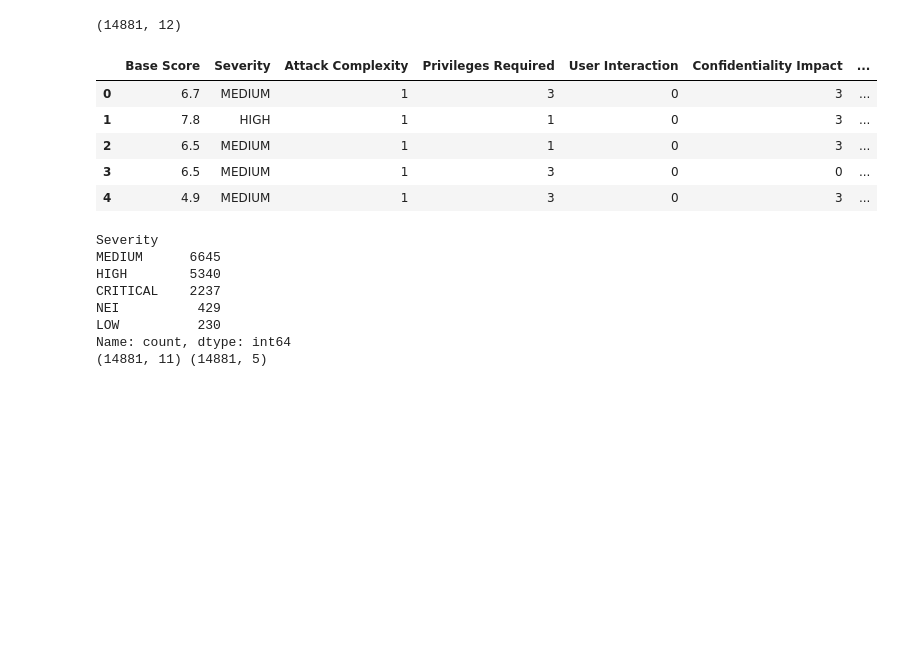
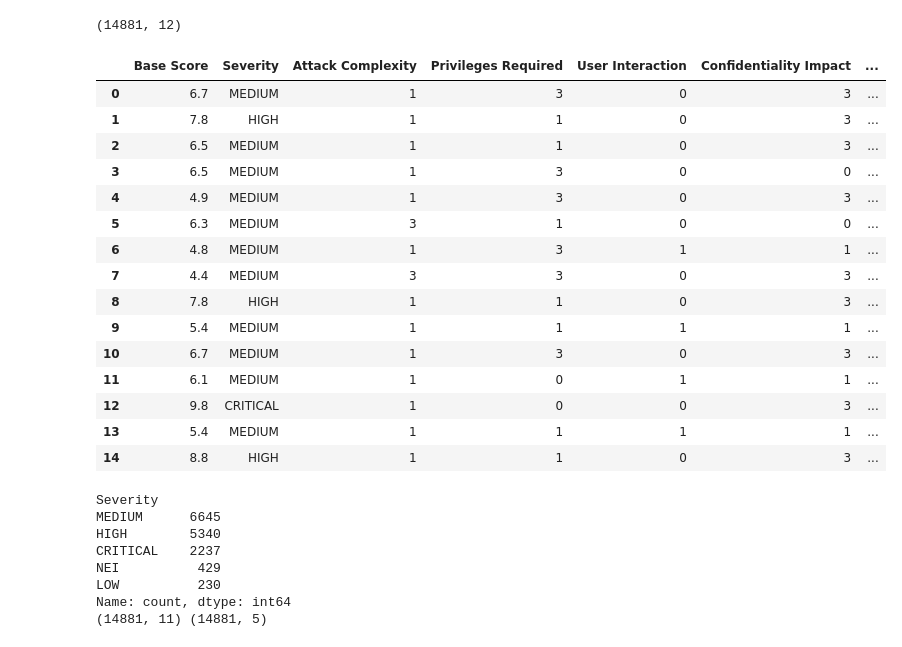
Before and after one commit to Witnull/model_C, a Jupyter notebook: TeamQ_C.ipynb, the cells around one changed output. Saved outputs shown, nothing was run; the diff lists cells and outputs as text; code cells hidden in the pictures; blank space fills up the shorter version.

```diff
--- a/TeamQ_C.ipynb
+++ b/TeamQ_C.ipynb
@@ -71,14 +71,24 @@ df.shape
 CSV file 'cve_data.csv' saved successfully.
 (14881, 12)
 # %%
-df.head()
+df.head(15)
 # %% [output]
 |  | Base Score | Severity | Attack Complexity | Privileges Required | User Interaction | Confidentiality Impact | ... |
 | 0 | 6.7 | MEDIUM | 1 | 3 | 0 | 3 | ... |
 | 1 | 7.8 | HIGH | 1 | 1 | 0 | 3 | ... |
 | 2 | 6.5 | MEDIUM | 1 | 1 | 0 | 3 | ... |
 | 3 | 6.5 | MEDIUM | 1 | 3 | 0 | 0 | ... |
 | 4 | 4.9 | MEDIUM | 1 | 3 | 0 | 3 | ... |
+| 5 | 6.3 | MEDIUM | 3 | 1 | 0 | 0 | ... |
+| 6 | 4.8 | MEDIUM | 1 | 3 | 1 | 1 | ... |
+| 7 | 4.4 | MEDIUM | 3 | 3 | 0 | 3 | ... |
+| 8 | 7.8 | HIGH | 1 | 1 | 0 | 3 | ... |
+| 9 | 5.4 | MEDIUM | 1 | 1 | 1 | 1 | ... |
+| 10 | 6.7 | MEDIUM | 1 | 3 | 0 | 3 | ... |
+| 11 | 6.1 | MEDIUM | 1 | 0 | 1 | 1 | ... |
+| 12 | 9.8 | CRITICAL | 1 | 0 | 0 | 3 | ... |
+| 13 | 5.4 | MEDIUM | 1 | 1 | 1 | 1 | ... |
+| 14 | 8.8 | HIGH | 1 | 1 | 0 | 3 | ... |
 # %%
 print(df["Severity"].value_counts())
 encoder = LabelBinarizer()
```
Also changed, not shown: parts of 4 cells of this notebook.
